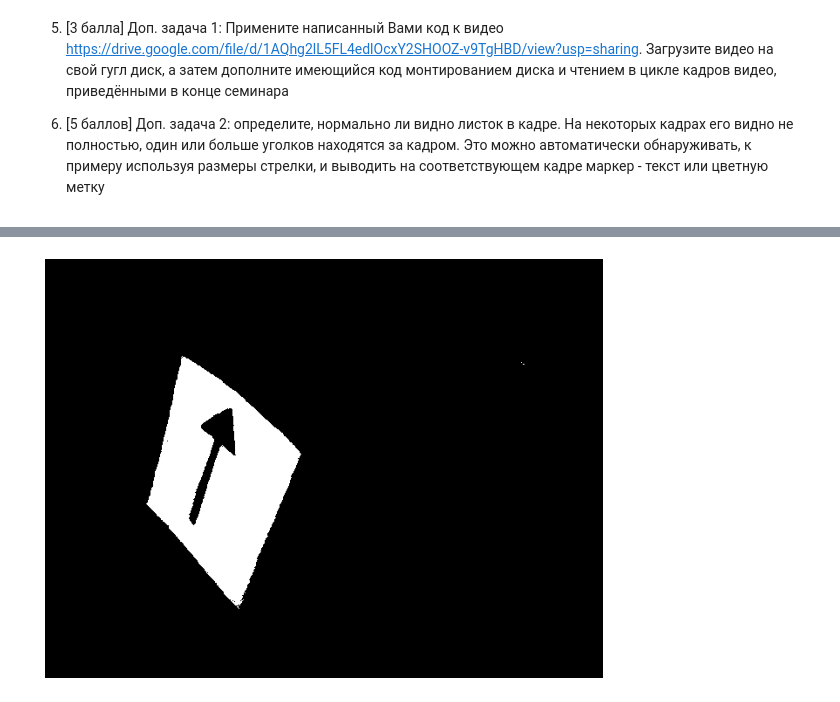
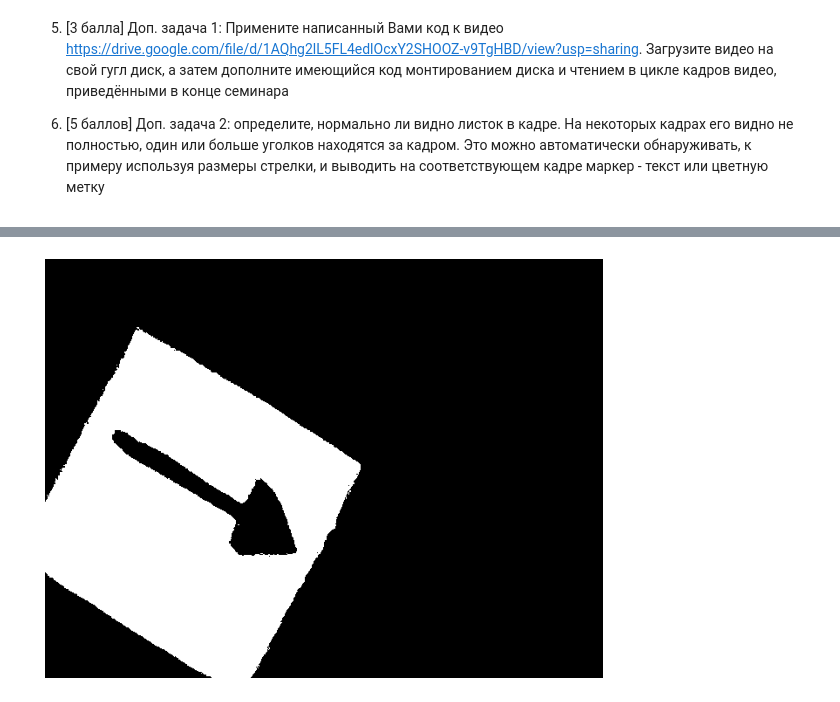
Before and after one commit to PtrShi/cvr_course, a Jupyter notebook: notebooks/cv_hw3.ipynb, the cells around one changed output, grey strips where cells are left out. Drawn from its saved outputs; the diff is of its cells as text; code cells hidden in the pictures.

```diff
--- a/notebooks/cv_hw3.ipynb
+++ b/notebooks/cv_hw3.ipynb
@@ -31,9 +35,17 @@ import math
 import sys
 from matplotlib import pyplot as plt
 plt.rcParams["figure.figsize"] = (10,10)
-img = cv2.imread ("../data/imgs/arrow/vlcsnap-2020-10-21-18h01m22s212.png", cv2.IMREAD_COLOR)
-img = cv2.cvtColor (img, cv2.COLOR_BGR2GRAY)
-plt.imshow (img, cmap = 'gray')
+imgdir = 'cvr_course/data/imgs/arrow/'
+#filename = 'vlcsnap-2020-10-21-18h01m22s212.png'
+filename = 'vlcsnap-2020-10-21-18h01m51s638.png'
+img_orig = cv2.imread (imgdir + filename, cv2.IMREAD_COLOR)
+if img_orig is None:
+  assert False, 'no such a file'
+plt.imshow (img_orig)
 plt.axis ('off')
 plt.show ()
+img_work = cv2.cvtColor (img_orig, cv2.COLOR_BGR2GRAY)
+plt.imshow (img_work, cmap = 'gray')
+plt.axis ('off')
+plt.show ()
 # %% [output]
@@ -41,12 +54,15 @@ plt.show ()
 # %%
 # Mask
-low_th  = (210) #, 200, 200)
+low_th  = (200) #, 200, 200)
 high_th = (255) #, 255, 255)
 
-mask = cv2.inRange (img, low_th, high_th)
+mask = cv2.inRange (img_work, low_th, high_th)
+# ker_sz = 5
+# kernel = np.ones ((ker_sz, ker_sz), np.uint8)
+# mask = cv2.dilate (mask, kernel, iterations = 1)
 
 plt.imshow (mask, cmap = 'gray')
 plt.axis ('off')
 plt.show ()
 # %% [output]
-[figure, old version]
+[figure, new version]
```
Also changed, not shown: parts of 3 cells of this notebook.
